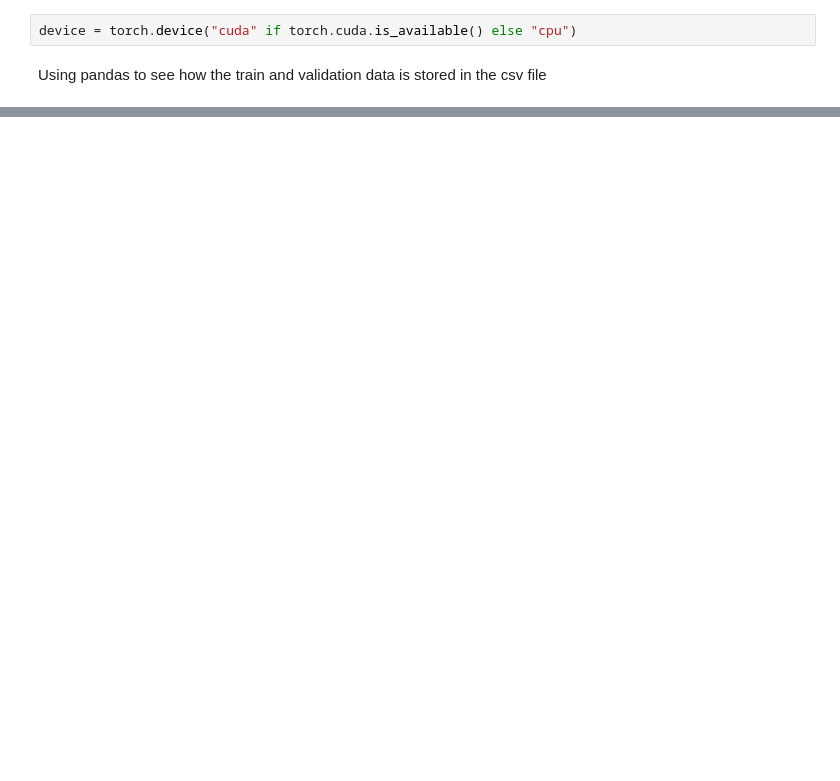
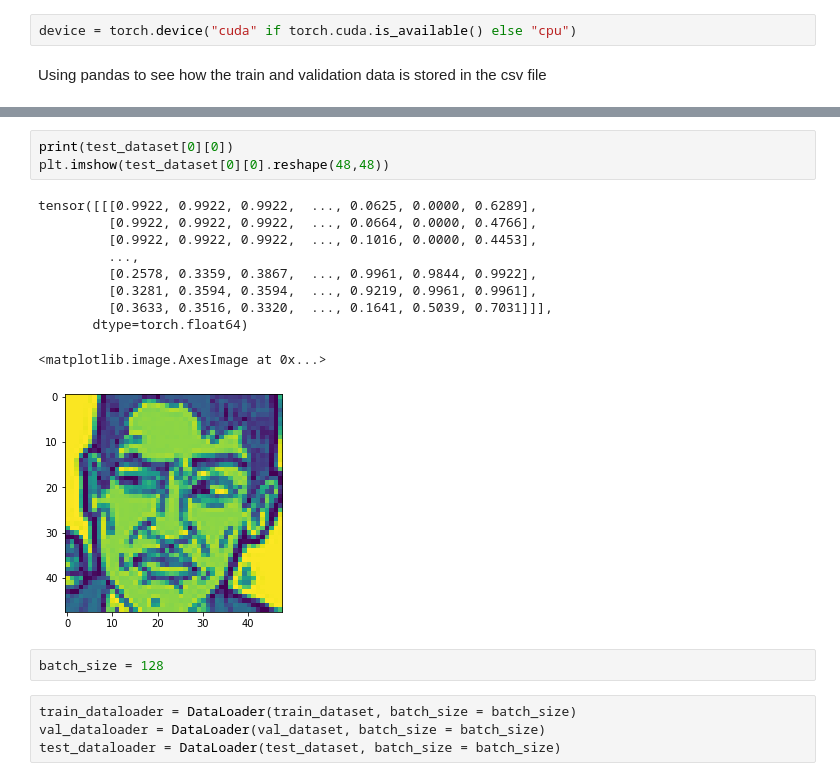
Before and after one commit to shreyas1209/Emotion-Detection, a Jupyter notebook: Emotion_main.ipynb, the cells around one changed output, grey strips where cells are left out. Cells and saved outputs as stored; diff of their text form; blank space fills up the shorter version.

```diff
--- a/Emotion_main.ipynb
+++ b/Emotion_main.ipynb
@@ -141,0 +107,20 @@ train_dataloader = DataLoader()
+# %%
+print(test_dataset[0][0])
+plt.imshow(test_dataset[0][0].reshape(48,48))
+# %% [output]
+tensor([[[0.9922, 0.9922, 0.9922,  ..., 0.0625, 0.0000, 0.6289],
+         [0.9922, 0.9922, 0.9922,  ..., 0.0664, 0.0000, 0.4766],
+         [0.9922, 0.9922, 0.9922,  ..., 0.1016, 0.0000, 0.4453],
+         ...,
+         [0.2578, 0.3359, 0.3867,  ..., 0.9961, 0.9844, 0.9922],
+         [0.3281, 0.3594, 0.3594,  ..., 0.9219, 0.9961, 0.9961],
+         [0.3633, 0.3516, 0.3320,  ..., 0.1641, 0.5039, 0.7031]]],
+       dtype=torch.float64)
+<matplotlib.image.AxesImage at 0x...>
+[figure, added]
+# %%
+batch_size = 128
+# %%
+train_dataloader = DataLoader(train_dataset, batch_size = batch_size)
+val_dataloader = DataLoader(val_dataset, batch_size = batch_size)
+test_dataloader = DataLoader(test_dataset, batch_size = batch_size)
```
Also changed, not shown: parts of 20 cells of this notebook.
